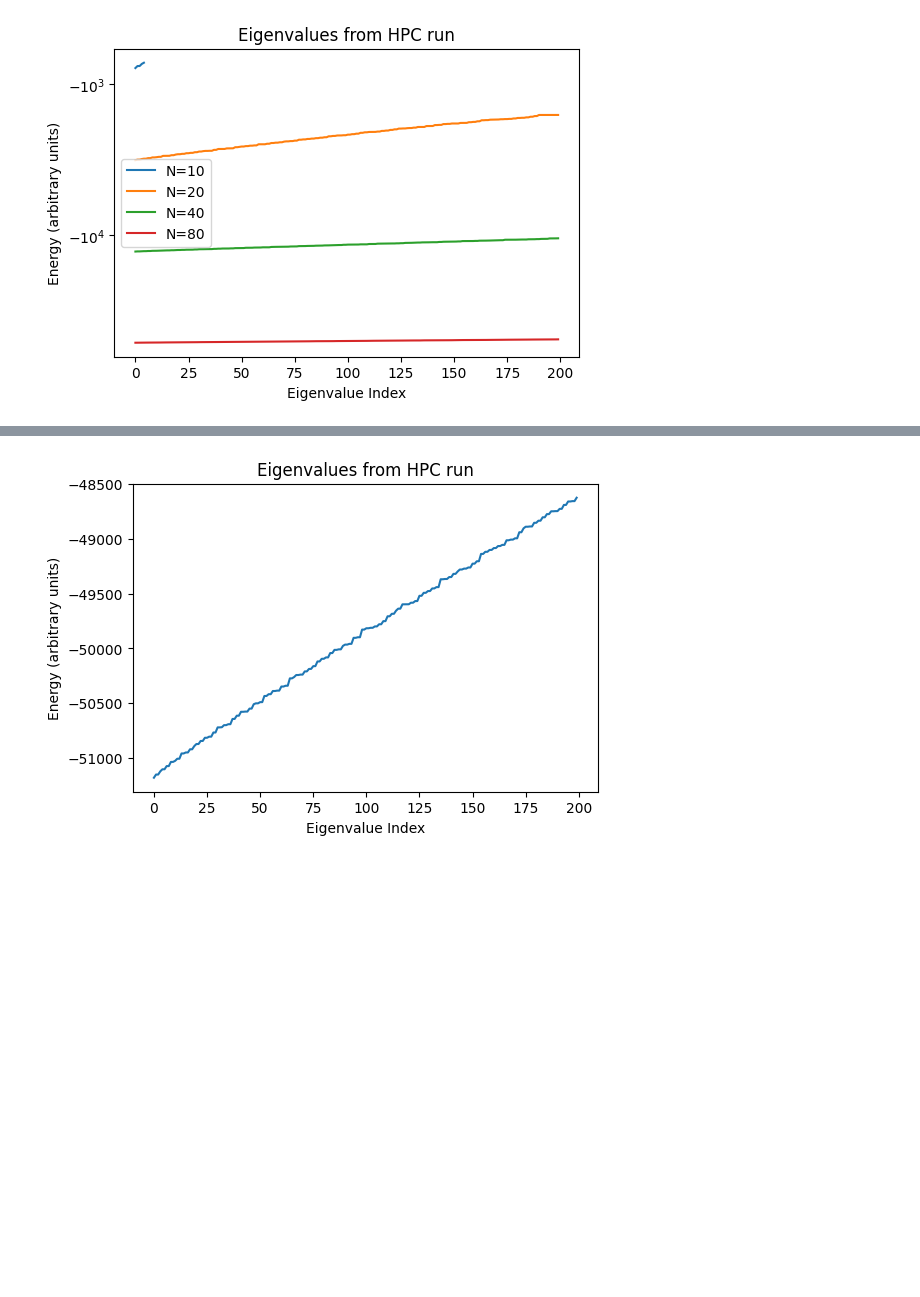
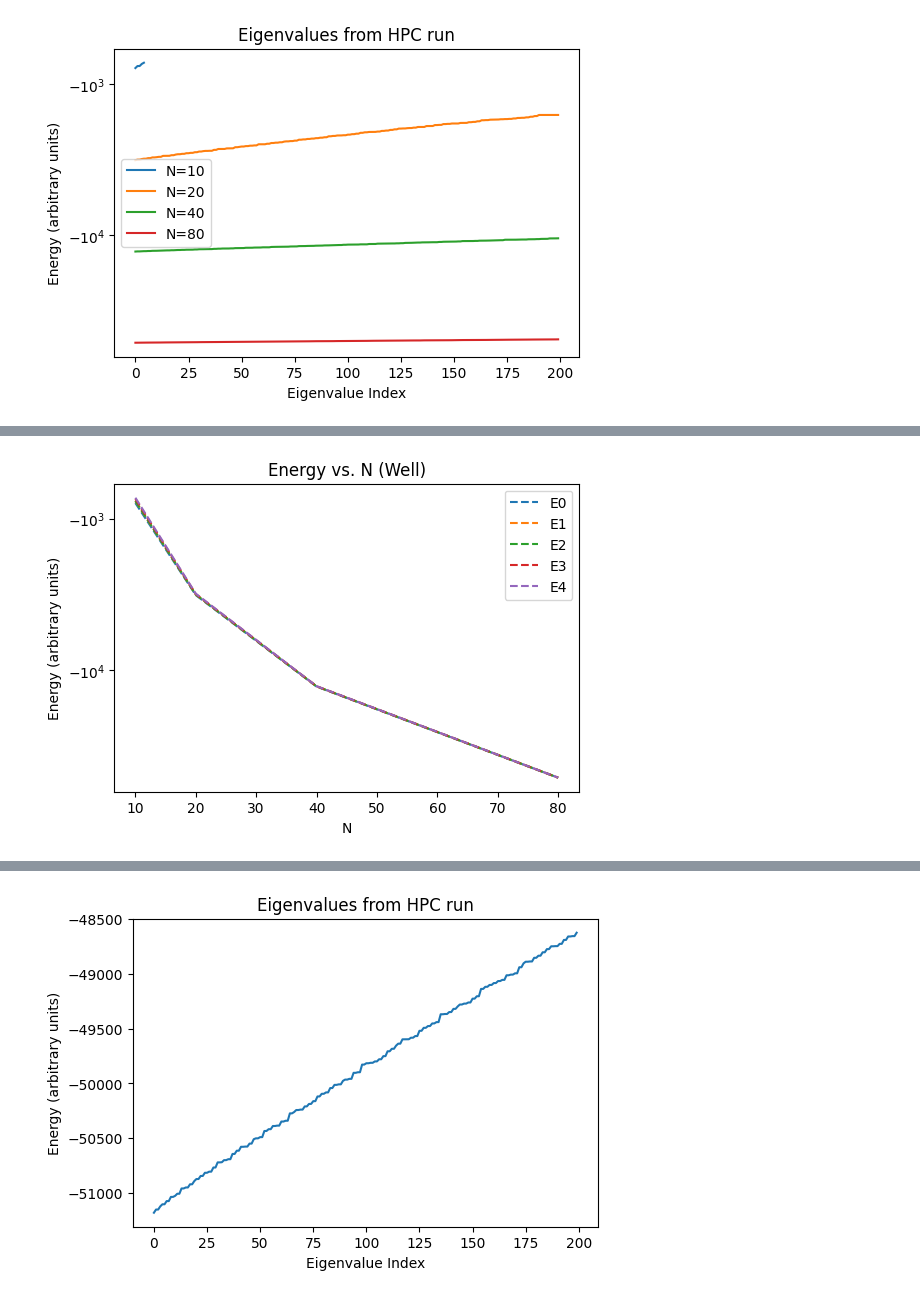
Before and after one commit to skbham/quantum-eigen, a Jupyter notebook: src/analysis.ipynb, the cells around one changed output, grey strips where cells are left out. Saved outputs shown, nothing was run; the diff lists cells and outputs as text; code cells hidden in the pictures; blank space fills up the shorter version.

```diff
--- a/src/analysis.ipynb
+++ b/src/analysis.ipynb
@@ -55,3 +55,36 @@ plt.show()
+# %%
+from math import nan
+
+
+plt.figure(figsize=(6,4))
+
+NArr = np.array([10,20,40,80])
+
+for j in range(0,5):
+
+    energyArr = np.zeros(4)
+
+    for i in range(len(NArr)):
+
+        if ((i == 0) & (j == 5)):
+            energyArr[i] = np.nan
+            i += 1
+        else:
+            N = NArr[i]
+            data = np.loadtxt(f'/home/biscuit/Documents/utd/phys5v48/phys5v48hw/hw2/quantum-eigen/output/outputMultNWell/eigs_N{N}.txt')
+            energyArr[i] = data[j]
+
+    plt.plot(NArr, energyArr, '--', alpha=1, label="E"+str(j))
+
+plt.legend()
+#plt.xscale('symlog')
+plt.yscale('symlog')
+plt.xlabel('N')
+plt.ylabel('Energy (arbitrary units)')
+plt.title('Energy vs. N (Well)')
+plt.show()
+# %% [output]
+[figure, added]
 # %%
 from math import nan
 
```
Also changed, not shown: parts of 2 cells of this notebook.
